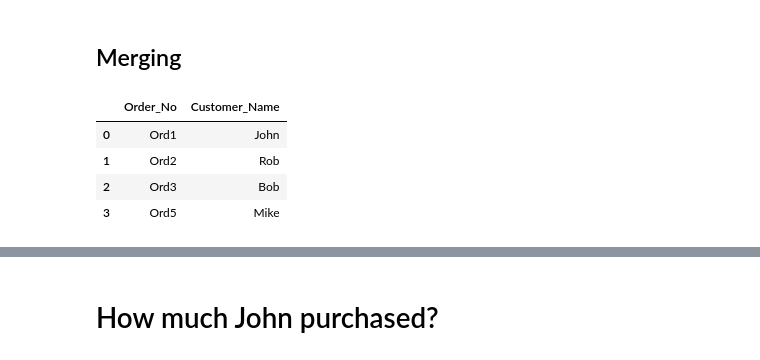
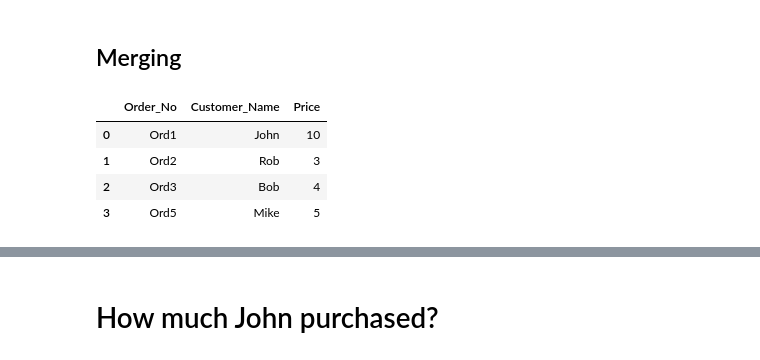
Before and after one commit to skg01/Coaching_ML, a Jupyter notebook: Python/Pandas_Practice.ipynb, the cells around one changed output, grey strips where cells are left out. Cells and saved outputs as stored; diff of their text form; code cells hidden in the pictures.

```diff
--- a/Python/Pandas_Practice.ipynb
+++ b/Python/Pandas_Practice.ipynb
@@ -246,13 +292,14 @@ data.groupby(['Order_No']).agg({"Product_Quantly": ["count","min"],
 ## Merging
 # %%
 customer_info = pd.DataFrame({"Order_No" : ["Ord1","Ord2","Ord3","Ord5"],
-                              "Customer_Name" : ["John","Rob","Bob","Mike"]})
+                              "Customer_Name" : ["John","Rob","Bob","Mike"],
+                              "Price":[10,3,4,5]})
 customer_info
 # %% [output]
-|  | Order_No | Customer_Name |
-| 0 | Ord1 | John |
-| 1 | Ord2 | Rob |
-| 2 | Ord3 | Bob |
-| 3 | Ord5 | Mike |
+|  | Order_No | Customer_Name | Price |
+| 0 | Ord1 | John | 10 |
+| 1 | Ord2 | Rob | 3 |
+| 2 | Ord3 | Bob | 4 |
+| 3 | Ord5 | Mike | 5 |
 # %%
 data
```
Also changed, not shown: parts of 34 cells of this notebook, 3 other files.
